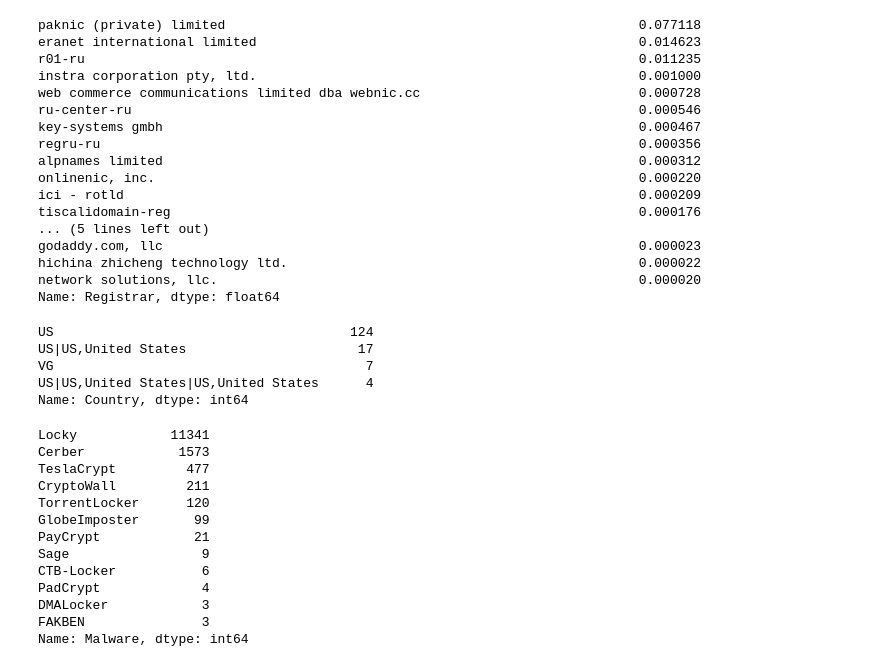
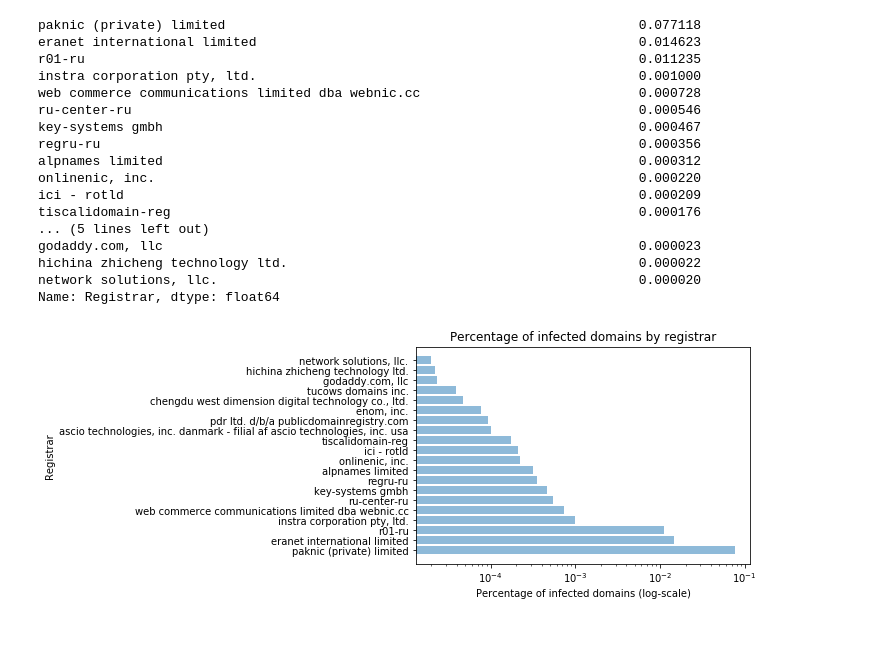
Before and after one commit to MKesteloo/EoCS, a Jupyter notebook: assignment2/assignment2.ipynb, the cells around one changed output. Cells and saved outputs as stored; diff of their text form; code cells hidden in the pictures; blank space fills up the shorter version.

```diff
--- a/assignment2/assignment2.ipynb
+++ b/assignment2/assignment2.ipynb
@@ -99,11 +52,15 @@ ignum, s.r.o.
 Name: Registrar, Length: 691, dtype: int64
 # %%
+# for top 20, we got registrar size (retrieved at 30-09-2018)
+# we check per registrar what the percentage is of infected domains
 top20size = [103604, 59041960, 1497176, 6875402, 5158744, 10029986,
              4733, 331137, 337296, 7576711, 1592955, 701508, 426805,
              474077, 145975, 7030561, 11838, 564821, 626271, 2326719]
+total = np.sum(top20size)
 top20 = ransomware_data["Registrar"].value_counts()[:20]
-normalized = top20/top20size
-normalized.sort_values(ascending=False)
+percentage_infected = top20/top20size
+percentage_infected = percentage_infected.sort_values(ascending=False)
+percentage_infected
 # %% [output]
 paknic (private) limited                                                     0.077118
 eranet international limited                                                 0.014623
@@ -122,27 +79,3 @@ godaddy.com, llc                                                             0.0
 hichina zhicheng technology ltd.                                             0.000022
 network solutions, llc.                                                      0.000020
 Name: Registrar, dtype: float64
-# %%
-ransomware_data.loc[ransomware_data["Registrar"] == "paknic (private) limited"]["Country"].value_counts()
-# %% [output]
-US                                      124
-US|US,United States                      17
-VG                                        7
-US|US,United States|US,United States      4
-Name: Country, dtype: int64
-# %%
-ransomware_data["Malware"].value_counts()
-# %% [output]
-Locky            11341
-Cerber            1573
-TeslaCrypt         477
-CryptoWall         211
-TorrentLocker      120
-GlobeImposter       99
-PayCrypt            21
-Sage                 9
-CTB-Locker           6
-PadCrypt             4
-DMALocker            3
-FAKBEN               3
-Name: Malware, dtype: int64
@@ -160,0 +82,19 @@ py.iplot([trace], filename='styled_pie_chart')
+# %%
+# create bar chart
+labels = ['paknic (private) limited', 'eranet international limited', 'r01-ru',
+        'instra corporation pty, ltd.',
+        'web commerce communications limited dba webnic.cc', 'ru-center-ru',
+        'key-systems gmbh', 'regru-ru', 'alpnames limited', 'onlinenic, inc.',
+        'ici - rotld', 'tiscalidomain-reg',
+        'ascio technologies, inc. danmark - filial af ascio technologies, inc. usa',
+        'pdr ltd. d/b/a publicdomainregistry.com', 'enom, inc.',
+        'chengdu west dimension digital technology co., ltd.',
+        'tucows domains inc.', 'godaddy.com, llc',
+        'hichina zhicheng technology ltd.', 'network solutions, llc.']
+plt.barh(labels, percentage_infected.values, align='center', alpha=0.5, log=True)
+plt.ylabel('Registrar')
+plt.xlabel("Percentage of infected domains (log-scale)")
+plt.title('Percentage of infected domains by registrar')
+plt.savefig('barchart.png')
+# %% [output]
+[figure, added]
```
Also changed, not shown: parts of 8 cells of this notebook, 2 other files.
